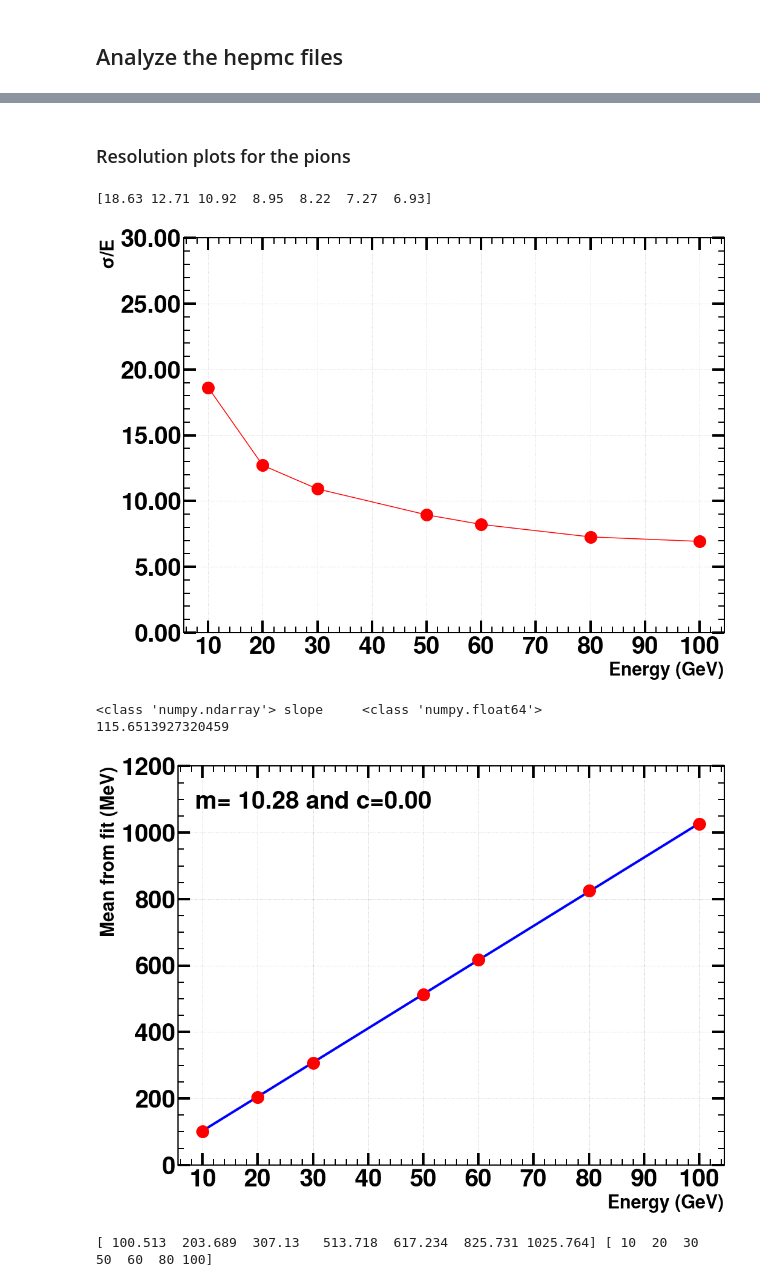
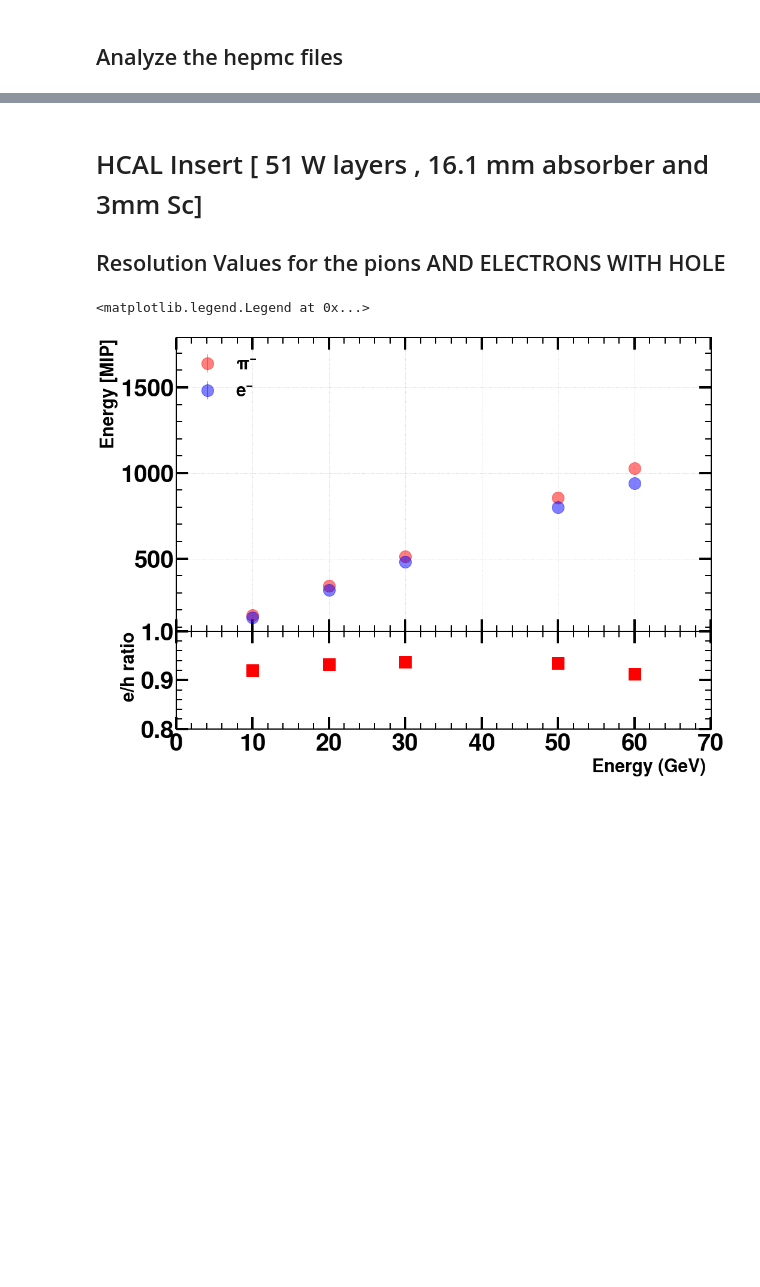
Before and after one commit to bk806714/EIC_Analysis, a Jupyter notebook: hepmc.ipynb, the cells around one changed output, grey strips where cells are left out. Cells and saved outputs as stored; diff of their text form; code cells hidden in the pictures; blank space fills up the shorter version.

```diff
--- a/hepmc.ipynb
+++ b/hepmc.ipynb
@@ -192,23 +185,83 @@ R2 0.9801407724051445
 # %% [markdown]
-### Resolution plots for the pions
+# HCAL Insert  [ 51 W layers , 16.1 mm absorber and 3mm Sc]
+## Resolution Values for the pions AND ELECTRONS WITH HOLE
 # %%
+#ENERGIES FOR THE HOLE CONFIGURATION OF THE INSERT (DOES NOT CONTAINS THE 40 GeV)
+energies_hole=[10,20,30,50,60,80,100]
 
-energies=[10,20,30,50,60,80,100]
+## Energy FOR THE CALICE COMPARISON (INCLUDES 40 Gev)
+#energies=[10,20,30,40,50,60,80,100]
+
+## PION RESOLTUION AND LEAKAGE
 pi_means=[ 100.513,  203.689,  307.130,  513.718,  617.234,  825.731, 1025.764 ]
 pi_means_error=[0.3702, 0.3394, 0.3763, 0.4931, 0.652,  0.6244, 0.8900 ]
 pi_stds=[18.729, 25.897, 33.551, 46.004, 50.751, 60.059, 71.124 ]
 pi_stds_error=[ 0.3702, 0.3394, 0.3763, 0.4931, 0.652,  0.6244, 0.8985]
 pi_leaks_per=[ 10.64, 10.76,  9.66,  9.68,  9.88,  9.72, 10.371423]
 pi_leaks_per_error=[ 0.4852, 0.4882, 0.4602, 0.4608, 0.4659, 0.4618, 0.482]
 pi_resolutions=[ 0.1863, 0.1271, 0.1092, 0.0895, 0.0822, 0.0727, 0.0693]
 pi_resolutions_errors=[0.003746, 0.00167980, 0.00123261, 0.0009637789, 0.00106031, 0.000758210, 0.00087804]
 
 
-plots.plot_resolution(energies,'pi-',pi_means, pi_stds, pi_means_error, pi_stds_error, pi_resolutions, pi_resolutions_errors, pi_leaks_per,pi_leaks_per_error,Sigma_For_leakage)
+
+
+
+
+## ELECTRON RESOLUTON AND LEAKAGE
+el_means= [ 92.406,189.962,287.916,480.005,563.283,694.14,796.799]
+el_means_error= [0.35074,0.33654,0.43665,0.49562,0.3518 ,1.49 ,1.8745]
+el_stds= [14.724,21.144,25.458,32.868,35.063,58.651,78.167]
+el_stds_error= [0.35089,0.33674,0.43691,0.49616,0.35211,1.698,2.069]
+el_leaks_per= [1.26,1.18,0.68,0.7 ,0.5 ,0.  ,0.  ]
+el_leaks_per_error= [0.15974,0.15453,0.11701,0.11873,0.10025,0.     ,0.     ]
+el_resolutions= [0.15934352,0.11130558,0.08842132,0.06847473,0.06224724,0.08239772, 0.09666697]
+el_resolutions_errors= [0.0038451,0.0017836,0.0015234,0.0010361,0.0006263,0.0017666,0.0019954]
+
+MIP_insert=0.6 ##MeV
+pi_means_MIP=np.divide(pi_means,MIP_insert)
+el_means_MIP=np.divide(el_means,MIP_insert)
+pi_means_error_MIP=np.divide(pi_means_error,MIP_insert)
+el_means_error_MIP=np.divide(el_means_error,MIP_insert)
+
+ratio_hole=np.divide(el_means_MIP,pi_means_MIP)
+
+## one percent error is assigned
+ratio_hole_error=np.multiply(0.1,ratio_hole)
+fig,(ax,ax1) = plt.subplots(2,1,figsize=(16, 12),gridspec_kw={'height_ratios': [3, 1]},sharex=True)
+#fig, axes = plt.subplots(nrows=1, ncols=1)
+ax.errorbar(energies_hole, pi_means_MIP, pi_means_error_MIP ,color="red",alpha=0.5,marker='o',linestyle='None',markersize=20,label='$\pi^{-}$')
+ax.errorbar(energies_hole,el_means_MIP, el_means_error_MIP,color="blue",alpha=0.5,marker='o',linestyle='None',markersize=20,label='$e^{-}$')
+ax.set_ylabel('Energy [MIP]')
+#ax.set_xlabel('Energy (GeV) ')
+
+#ax.yaxis.set_major_formatter(FormatStrFormatter('%.2f'))
+#ax.set_ylim(0,3500)
+ax.set_xlim(0,90)
+#ax.set_title("Fe-AHCAL ($\pi^-$)")
+
+ax.xaxis.set_major_locator(MultipleLocator(10))
+#ax.yaxis.set_major_locator(MultipleLocator(2))
+ax.xaxis.grid(True)
+ax.yaxis.grid(True)
+
+
+ax1.plot(energies_hole,ratio_hole,ratio_hole_error,marker='s',markersize='20',color='r',linestyle='None')
+ax1.set_ylim(0.8,1.0)
+ax1.set_xlim(0,70)
+ax1.yaxis.set_major_locator(MultipleLocator(0.1))
+ax1.set_xlabel('Energy (GeV) ')
+ax1.set_ylabel("e/h ratio")
+
+
+plt.subplots_adjust(wspace=0, hspace=0)
+#plt.tight_layout()
+ax.legend(loc='upper left')
+
+#ax.set_title("Resolution")
+
+
+#plots.plot_resolution(energies,'el-',el_means, el_stds, el_means_error, el_stds_error, el_resolutions, el_resolutions_errors, el_leaks_per,el_leaks_per_error,Sigma_For_leakage)
+#plots.plot_resolution(energies,'pi-',pi_means, pi_stds, pi_means_error, pi_stds_error, pi_resolutions, pi_resolutions_errors, pi_leaks_per,pi_leaks_per_error,Sigma_For_leakage)
 # %% [output]
-[18.63 12.71 10.92  8.95  8.22  7.27  6.93]
+<matplotlib.legend.Legend at 0x...>
-[figure, old version]
+[figure, new version]
-<class 'numpy.ndarray'> slope     <class 'numpy.float64'>
-115.6513927320459
-[figure, removed]
-[ 100.513  203.689  307.13   513.718  617.234  825.731 1025.764] [ 10  20  30  50  60  80 100]
```
Also changed, not shown: parts of 31 cells of this notebook, 4 other files.
